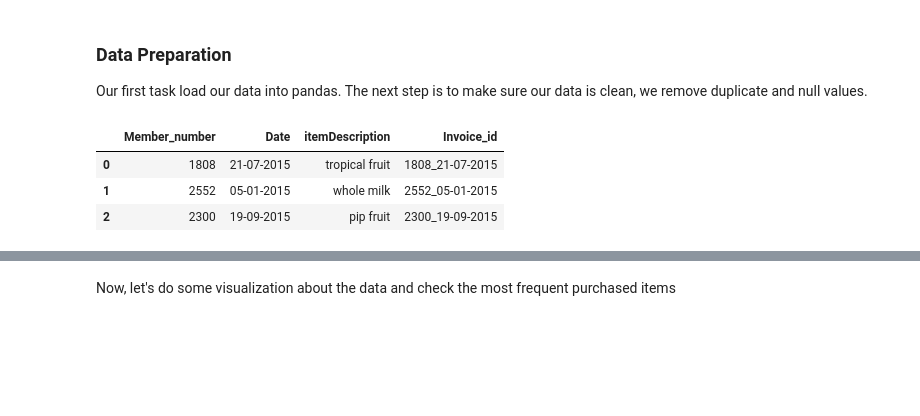
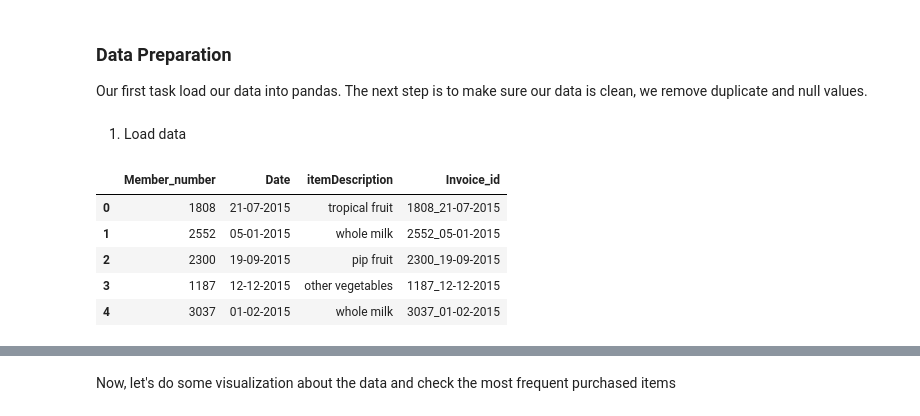
Before and after one commit to safarzadeh-reza/Spatial_Data_Mining_Winter2025, a Jupyter notebook: source/notebooks/L3/association_rules.ipynb, the cells around one changed output, grey strips where cells are left out. Saved outputs shown, nothing was run; the diff lists cells and outputs as text; code cells hidden in the pictures; blank space fills up the shorter version.

```diff
--- a/source/notebooks/L3/association_rules.ipynb
+++ b/source/notebooks/L3/association_rules.ipynb
@@ -289,13 +297,17 @@ from mlxtend.frequent_patterns import association_rules
 ### Data Preparation
 
 Our first task  load our data into pandas. The next step is to make sure our data is clean, we remove duplicate and null values.
+# %% [markdown]
+1. Load data
 # %%
 #Load the file into pandas
-data = pd.read_csv("Groceries_dataset.csv")
+data = pd.read_csv("Retail_Transactions_Dataset.csv")
 #Check the first 5 rows of the dataframe
-data.head(3)
+data.head()
 # %% [output]
 |  | Member_number | Date | itemDescription | Invoice_id |
 | 0 | 1808 | 21-07-2015 | tropical fruit | 1808_21-07-2015 |
 | 1 | 2552 | 05-01-2015 | whole milk | 2552_05-01-2015 |
 | 2 | 2300 | 19-09-2015 | pip fruit | 2300_19-09-2015 |
+| 3 | 1187 | 12-12-2015 | other vegetables | 1187_12-12-2015 |
+| 4 | 3037 | 01-02-2015 | whole milk | 3037_01-02-2015 |
```
Also changed, not shown: parts of 38 cells of this notebook, 1 other file.
